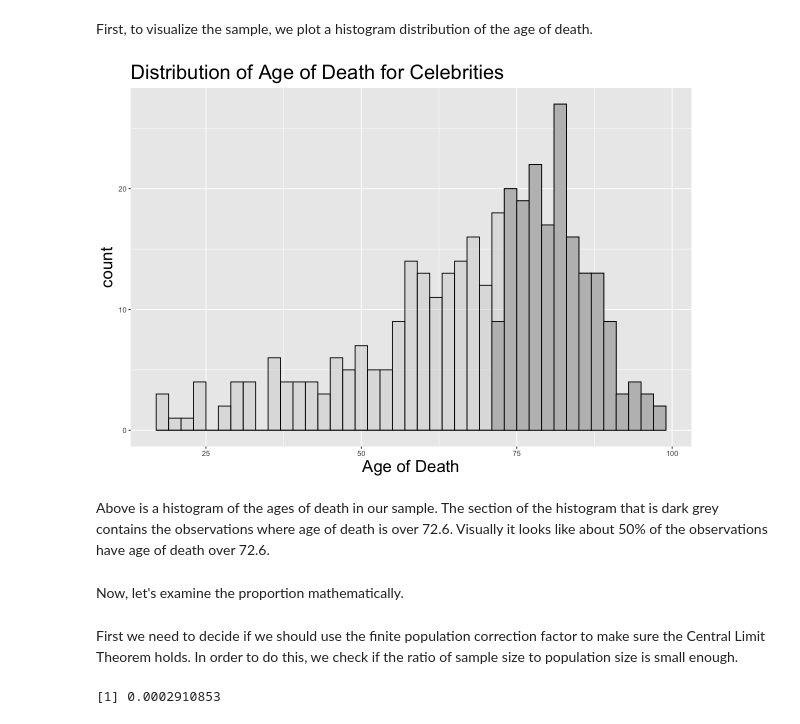
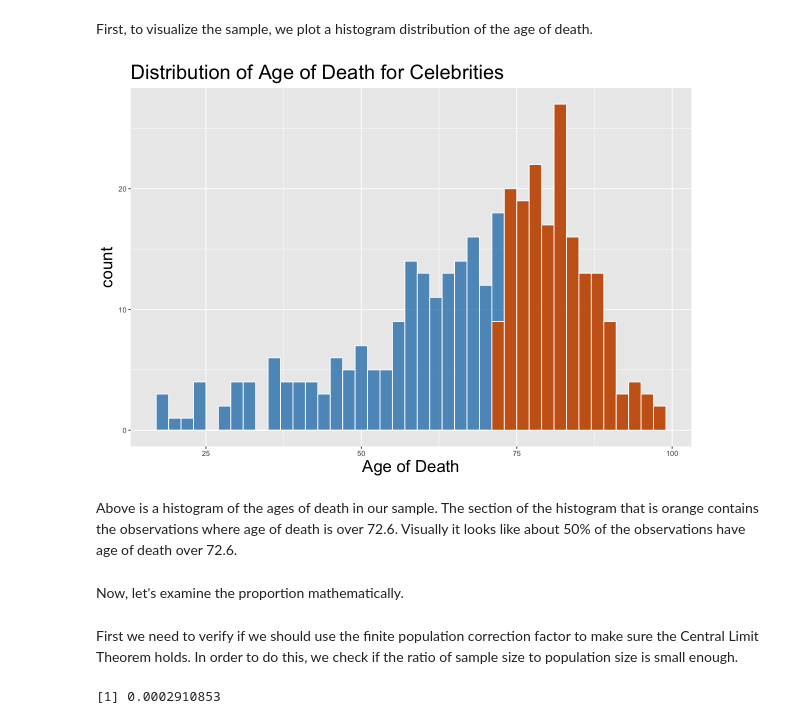
Before and after one commit to jjadeb/STAT334-Project, a Jupyter notebook: STAT344 Group Project-Copy1.ipynb, the cells around one changed output. Drawn from its saved outputs; the diff is of its cells as text; code cells hidden in the pictures.

```diff
--- a/STAT344 Group Project-Copy1.ipynb
+++ b/STAT344 Group Project-Copy1.ipynb
@@ -334,24 +337,22 @@ First, to visualize the sample, we plot a histogram distribution of the age of d
 # %%
 options(repr.plot.width=10, repr.plot.height=7)
 
 plot_prop_srs <- ggplot(age_srs, aes(x = Age.of.death)) +
-    geom_histogram(binwidth = 2, alpha = 0.5, position = "identity", colour = "black", fill = "lightgrey") +
-    geom_histogram(data=subset(age_srs,age_srs$Age.of.death>72.6),binwidth=2,
-    colour="black", fill="grey") +
+    geom_histogram(binwidth = 2, position = "identity", colour = "#FFFFFF", fill = "#0072B2", alpha = 0.7) +
+    geom_histogram(data=subset(age_srs,age_srs$Age.of.death>72.6),binwidth=2, colour = "#FFFFFF", fill = "#D55E00", alpha = 0.9) +
     xlab("Age of Death") +
     ggtitle("Distribution of Age of Death for Celebrities") +
     theme(axis.title = element_text(size = 20)) +
     theme(plot.title = element_text(size = 24))
+plot_prop_srs
+# %% [output]
+[figure, added]
-# %%
-plot_prop_srs
-# %% [output]
-[figure, removed]
 # %% [markdown]
-Above is a histogram of the ages of death in our sample. The section of the histogram that is dark grey  contains the observations where age of death is over 72.6. Visually it looks like about 50% of the observations have age of death over 72.6.
+Above is a histogram of the ages of death in our sample. The section of the histogram that is orange contains the observations where age of death is over 72.6. Visually it looks like about 50% of the observations have age of death over 72.6.
 # %% [markdown]
 Now, let's examine the proportion mathematically.
 # %% [markdown]
-First we need to decide if we should use the finite population correction factor to make sure the Central Limit Theorem holds. In order to do this, we check if the ratio of sample size to population size is small enough.
+First we need to verify if we should use the finite population correction factor to make sure the Central Limit Theorem holds. In order to do this, we check if the ratio of sample size to population size is small enough.
 # %%
 nrow(age_srs)/pop_n
 # %% [output]
```
Also changed, not shown: parts of 18 cells of this notebook.
